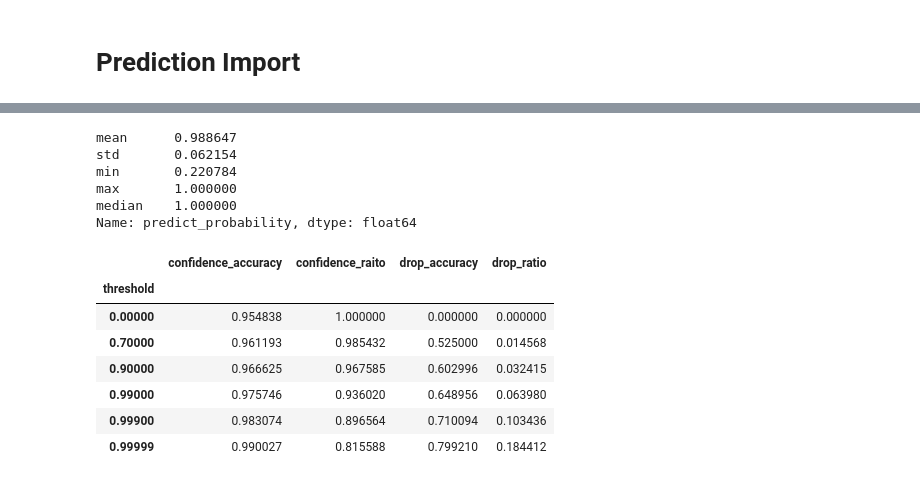
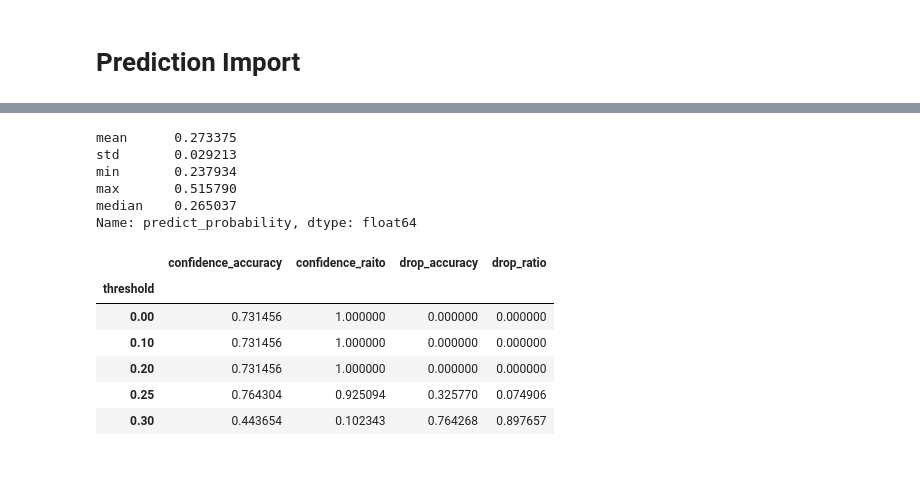
Before and after one commit to rakawanegan/humanactivityrecognition_portfolio, a Jupyter notebook: result/error_bar/cnn1d/analysis.ipynb, the cells around one changed output, grey strips where cells are left out. Saved outputs shown, nothing was run; the diff lists cells and outputs as text; code cells hidden in the pictures.

```diff
--- a/result/error_bar/cnn1d/analysis.ipynb
+++ b/result/error_bar/cnn1d/analysis.ipynb
@@ -23,7 +28,7 @@ ValueError: Length mismatch: Expected axis has 1 elements, new values have 6 ele
 # %%
 # min-max normalization
-# predict = predict.apply(lambda x: (x - x.min()) / (x.max() - x.min()), axis=1)
-# predict = predict.apply(lambda x: x / x.sum(), axis=1)
+predict = predict.apply(lambda x: (x - x.min()) / (x.max() - x.min()), axis=1)
+predict = predict.apply(lambda x: x / x.sum(), axis=1)
 
 predict_label = predict.idxmax(axis=1)
 predict_probability = predict.max(axis=1)
@@ -69,14 +74,14 @@ Accuracy:  0.9548379264295254
 # %%
 df['predict_probability'].agg(['mean', 'std', 'min', 'max', 'median'])
 # %% [output]
-mean      0.988647
-std       0.062154
-min       0.220784
-max       1.000000
-median    1.000000
+mean      0.273375
+std       0.029213
+min       0.237934
+max       0.515790
+median    0.265037
 Name: predict_probability, dtype: float64
 # %%
-thresholds = [0, 0.7, 0.9, 0.99, 0.999, 0.99999,]
+thresholds = [0, 0.1, 0.2, 0.25, 0.3]
 results = []
 for threshold in thresholds:
     df_confidence = df[df['predict_probability'] > threshold]
@@ -87,36 +92,35 @@ for threshold in thresholds:
         'confidence_raito': len(df_confidence) / len(df),
         'drop_accuracy': calc_accuracy(df_drop),
         'drop_ratio': len(df_drop) / len(df),
         })
     df_confidence = df[df['predict_probability'] > threshold]
     df_drop = df.loc[list(set(df.index) - set(df_confidence.index)),:]
     cm = confusion_matrix(df_confidence['true_label'], df_confidence['predict_label'])
     cm_df = pd.DataFrame(cm, index=LABELS, columns=LABELS)
     plt.figure(figsize=(10, 10))
     sns.heatmap(
         cm_df,
         annot=True,
         fmt="d",
         linewidths=0.5,
         cmap="Blues",
         cbar=False,
         annot_kws={"size": 14},
         square=True,
     )
     plt.title(f"Confusion Matrix (threshold={threshold})")
     plt.ylabel("True label")
     plt.xlabel("Predicted label")
     plt.savefig(f'confusion_matrix/threshold{threshold}.png')
     plt.close()
 results = pd.DataFrame(results).fillna(0)
 results = results.set_index('threshold')
 results
 # %% [output]
 |  | confidence_accuracy | confidence_raito | drop_accuracy | drop_ratio |
 | threshold |  |  |  |  |
-| 0.00000 | 0.954838 | 1.000000 | 0.000000 | 0.000000 |
-| 0.70000 | 0.961193 | 0.985432 | 0.525000 | 0.014568 |
-| 0.90000 | 0.966625 | 0.967585 | 0.602996 | 0.032415 |
-| 0.99000 | 0.975746 | 0.936020 | 0.648956 | 0.063980 |
-| 0.99900 | 0.983074 | 0.896564 | 0.710094 | 0.103436 |
-| 0.99999 | 0.990027 | 0.815588 | 0.799210 | 0.184412 |
+| 0.00 | 0.731456 | 1.000000 | 0.000000 | 0.000000 |
+| 0.10 | 0.731456 | 1.000000 | 0.000000 | 0.000000 |
+| 0.20 | 0.731456 | 1.000000 | 0.000000 | 0.000000 |
+| 0.25 | 0.764304 | 0.925094 | 0.325770 | 0.074906 |
+| 0.30 | 0.443654 | 0.102343 | 0.764268 | 0.897657 |
```
Also changed, not shown: parts of 3 cells of this notebook, 10 other files.
